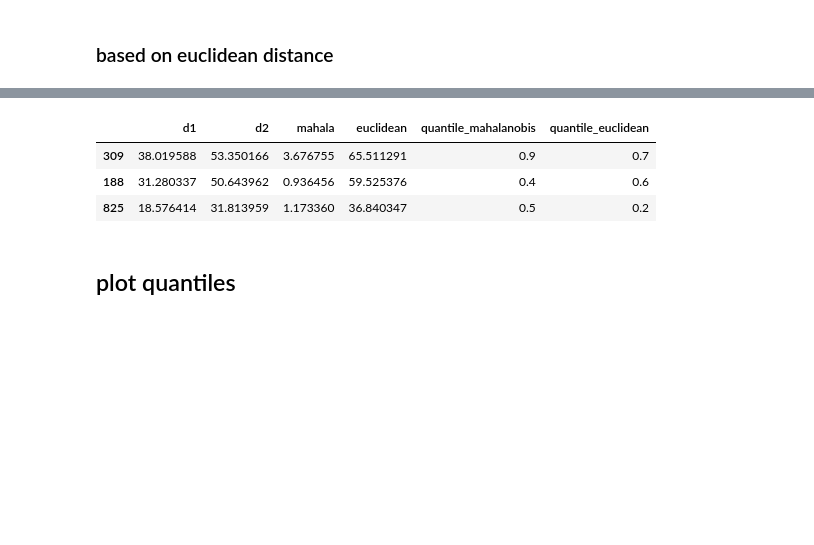
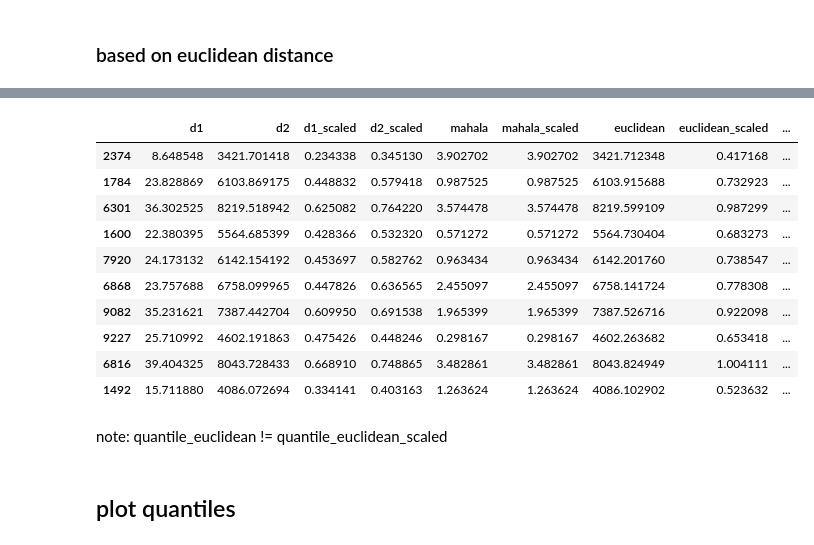
Before and after one commit to alkashef/multivariate-distributions, a Jupyter notebook: multivariate_distributions.ipynb, the cells around one changed output, grey strips where cells are left out. Saved outputs shown, nothing was run; the diff lists cells and outputs as text; code cells hidden in the pictures; blank space fills up the shorter version.

Commit message:
Added minmax scalling

```diff
--- a/multivariate_distributions.ipynb
+++ b/multivariate_distributions.ipynb
@@ -52,0 +58,5 @@ X.sample(10)
+# %%
+X['d1_scaled'] = minmax_scale(X['d1'])
+X['d2_scaled'] = minmax_scale(X['d2'])
+
+X.sample(10, random_state=seed)
@@ -93,6 +120,8 @@ def mahalanobis(x=None, data=None, cov=None):
     mahal = np.dot(left_term, x_minus_mu.T)
     return mahal.diagonal()
 
-X['mahala'] = mahalanobis(x=X, data=X)
-X.sample(3)
+X['mahala'] = mahalanobis(x=X[['d1', 'd2']], data=X[['d1', 'd2']])
+X['mahala_scaled'] = mahalanobis(x=X[['d1_scaled', 'd2_scaled']], data=X[['d1_scaled', 'd2_scaled']])
+
+X.sample(10, random_state=seed)
 # %% [output]
@@ -103,12 +141,14 @@ X.sample(3)
 # %% [markdown]
 ## calculate euclidean distance
 # %%
-def euclidean(row):
-    point = [row['d1'], row['d2']]
+def euclidean(d1, d2):
+    point = [d1, d2]
     ref = [0.0]*len(point)
     dst = distance.euclidean(ref, point)
     return dst
 
-X['euclidean'] = X.apply(euclidean, axis=1)
-X.sample(3)
+X['euclidean'] = X.apply(lambda row: euclidean(row['d1'], row['d2']), axis=1)
+X['euclidean_scaled'] = X.apply(lambda row: euclidean(row['d1_scaled'], row['d2_scaled']), axis=1)
+
+X.sample(10, random_state=seed)
 # %% [output]
@@ -154 +201,4 @@ pd.value_counts(X['quantile_euclidean'].values)
 dtype: int64
+# %%
+X['quantile_euclidean_scaled'] = pd.qcut(X['euclidean_scaled'], q=no_quantile, labels=quantile_labels)
+pd.value_counts(X['quantile_euclidean'].values)
@@ -155,10 +217,19 @@ dtype: int64
 # %%
-X.sample(3)
+X.sample(10, random_state=seed)
 # %% [output]
-|  | d1 | d2 | mahala | euclidean | quantile_mahalanobis | quantile_euclidean |
-| 309 | 38.019588 | 53.350166 | 3.676755 | 65.511291 | 0.9 | 0.7 |
-| 188 | 31.280337 | 50.643962 | 0.936456 | 59.525376 | 0.4 | 0.6 |
-| 825 | 18.576414 | 31.813959 | 1.173360 | 36.840347 | 0.5 | 0.2 |
+|  | d1 | d2 | d1_scaled | d2_scaled | mahala | mahala_scaled | euclidean | euclidean_scaled | ... |
+| 2374 | 8.648548 | 3421.701418 | 0.234338 | 0.345130 | 3.902702 | 3.902702 | 3421.712348 | 0.417168 | ... |
+| 1784 | 23.828869 | 6103.869175 | 0.448832 | 0.579418 | 0.987525 | 0.987525 | 6103.915688 | 0.732923 | ... |
+| 6301 | 36.302525 | 8219.518942 | 0.625082 | 0.764220 | 3.574478 | 3.574478 | 8219.599109 | 0.987299 | ... |
+| 1600 | 22.380395 | 5564.685399 | 0.428366 | 0.532320 | 0.571272 | 0.571272 | 5564.730404 | 0.683273 | ... |
+| 7920 | 24.173132 | 6142.154192 | 0.453697 | 0.582762 | 0.963434 | 0.963434 | 6142.201760 | 0.738547 | ... |
+| 6868 | 23.757688 | 6758.099965 | 0.447826 | 0.636565 | 2.455097 | 2.455097 | 6758.141724 | 0.778308 | ... |
+| 9082 | 35.231621 | 7387.442704 | 0.609950 | 0.691538 | 1.965399 | 1.965399 | 7387.526716 | 0.922098 | ... |
+| 9227 | 25.710992 | 4602.191863 | 0.475426 | 0.448246 | 0.298167 | 0.298167 | 4602.263682 | 0.653418 | ... |
+| 6816 | 39.404325 | 8043.728433 | 0.668910 | 0.748865 | 3.482861 | 3.482861 | 8043.824949 | 1.004111 | ... |
+| 1492 | 15.711880 | 4086.072694 | 0.334141 | 0.403163 | 1.263624 | 1.263624 | 4086.102902 | 0.523632 | ... |
+# %% [markdown]
+note: quantile_euclidean != quantile_euclidean_scaled
 # %% [markdown]
 ## plot quantiles
 # %%
```
Also changed, not shown: parts of 14 cells of this notebook, 2 other files.
